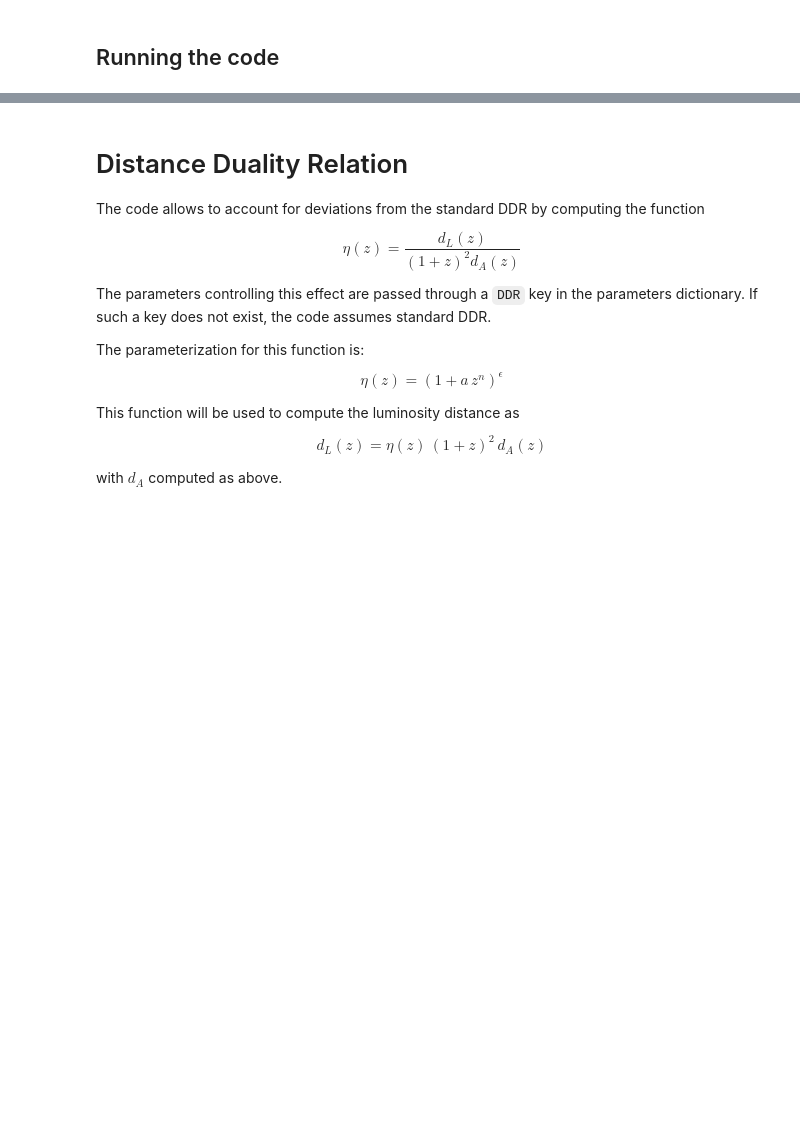
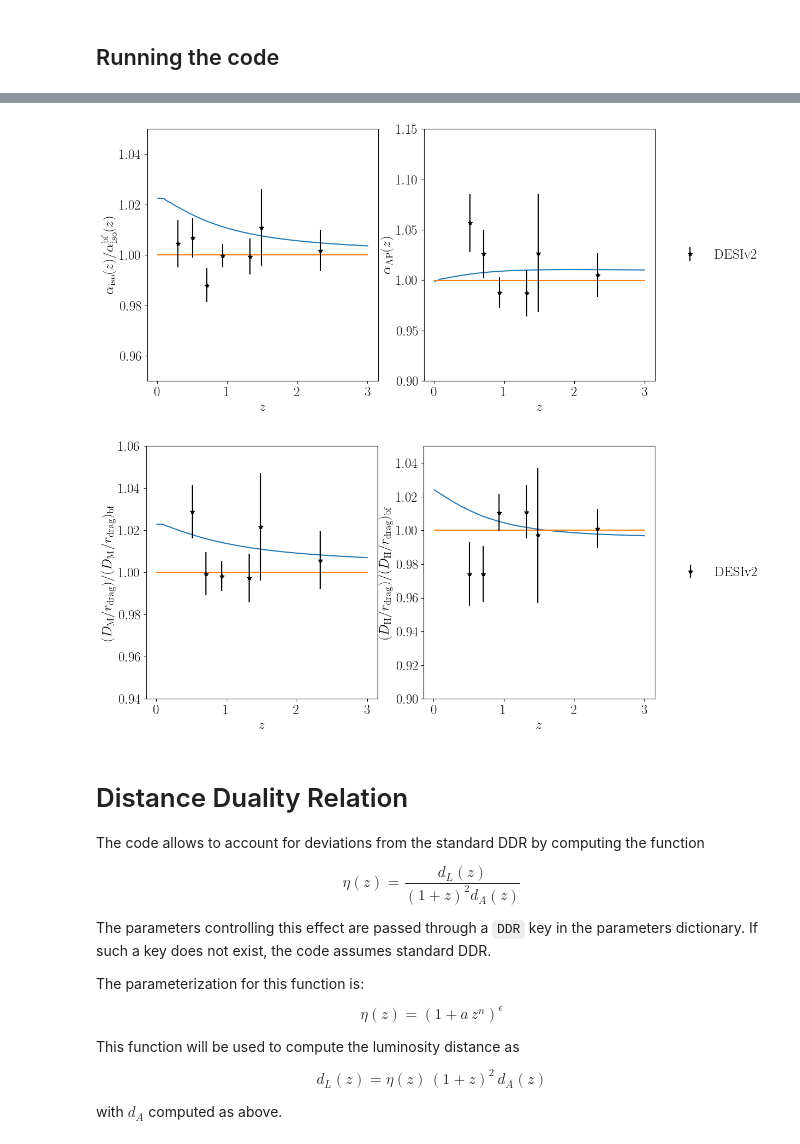
Before and after one commit to chiaradeleo1/CANDI, a Jupyter notebook: DEMO_theory.ipynb, the cells around one changed output, grey strips where cells are left out. Cells and saved outputs as stored; diff of their text form; code cells hidden in the pictures; blank space fills up the shorter version.

```diff
--- a/DEMO_theory.ipynb
+++ b/DEMO_theory.ipynb
@@ -150,0 +172,13 @@ plt.legend(**sidelegend);
+# %%
+DESI_params = {'cosmology': 'Standard',
+               'parameters':{'H0': 68.51,
+                             'omegam': 0.2977,
+                             'ombh2': 0.02218,
+                             'omk': 0.,
+                             'omnuh2': 0.0006442,
+                             'nnu': 3.}}
+
+DESI_params['parameters']['omch2'] = (DESI_params['parameters']['omegam']*(DESI_params['parameters']['H0']/100)**2-
+                                      DESI_params['parameters']['ombh2']-DESI_params['parameters']['omnuh2'])
+print(DESI_params)
+del DESI_params['parameters']['omegam']
@@ -150,0 +187,2 @@ plt.legend(**sidelegend);
+# %%
+DESI_results = TheoryCalcs(settings,DESI_params,SNmodel,fiducial,feedback=True)
@@ -150,0 +194,3 @@ plt.legend(**sidelegend);
+# %%
+datavec = pd.read_csv('/home/Matteo/data/DESI_BAO/DESI_table.txt',sep='\t',header=0)
+print(datavec)
@@ -151,3 +215,46 @@ plt.legend(**sidelegend);
+# %%
+fig, ax = plt.subplots(nrows=1,ncols=2,figsize=(12,6))
+ax[0].plot(zplot,standard_results.alpha_iso(zplot)/DESI_results.alpha_iso(zplot))
+ax[0].plot(zplot,DESI_results.alpha_iso(zplot)/DESI_results.alpha_iso(zplot))
+ax[0].errorbar(datavec['z'],datavec['alpha_iso']/DESI_results.alpha_iso(datavec['z']),
+               yerr=datavec['alpha_iso_err']/DESI_results.alpha_iso(datavec['z']),
+               ls='',marker='*',color='black',label='DESIv2')
+ax[0].set_xlabel(r'$z$')
+ax[0].set_ylabel(r'$\alpha_{\rm iso}(z)/\alpha_{\rm iso}^{\rm bf}(z)$')
+ax[0].set_ylim([0.95,1.05])
+
+ax[1].plot(zplot,DESI_results.alpha_AP(zplot)/standard_results.alpha_AP(zplot))
+ax[1].plot(zplot,DESI_results.alpha_AP(zplot)/DESI_results.alpha_AP(zplot))
+ax[1].errorbar(datavec['z'],datavec['DM_DH']/DESI_results.DM_DH(datavec['z']),
+               yerr=datavec['DM_DH_err']/DESI_results.DM_DH(datavec['z']),
+               ls='',marker='*',color='black',label='DESIv2')
+ax[1].set_xlabel(r'$z$')
+ax[1].set_ylabel(r'$\alpha_{\rm AP}(z)$')
+ax[1].legend(**sidelegend)
+ax[1].set_ylim([0.9,1.15]);
+
+fig, ax = plt.subplots(nrows=1,ncols=2,figsize=(12,6))
+ax[0].plot(zplot,standard_results.DM_rd(zplot)/DESI_results.DM_rd(zplot))
+ax[0].plot(zplot,DESI_results.DM_rd(zplot)/DESI_results.DM_rd(zplot))
+ax[0].errorbar(datavec['z'],datavec['DM_rd']/DESI_results.DM_rd(datavec['z']),
+               yerr=datavec['DM_rd_err']/DESI_results.DM_rd(datavec['z']),
+               ls='',marker='*',color='black',label='DESIv2')
+ax[0].set_xlabel(r'$z$')
+ax[0].set_ylabel(r'$(D_{\rm M}/r_{\rm drag})/(D_{\rm M}/r_{\rm drag})_{\rm bf}$')
+ax[0].set_ylim([0.94,1.06])
+
+ax[1].plot(zplot,standard_results.DH_rd(zplot)/DESI_results.DH_rd(zplot))
+ax[1].plot(zplot,DESI_results.DH_rd(zplot)/DESI_results.DH_rd(zplot))
+ax[1].errorbar(datavec['z'],datavec['DH_rd']/DESI_results.DH_rd(datavec['z']),
+               yerr=datavec['DH_rd_err']/DESI_results.DH_rd(datavec['z']),
+               ls='',marker='*',color='black',label='DESIv2')
+ax[1].set_xlabel(r'$z$')
+ax[1].set_ylabel(r'$(D_{\rm H}/r_{\rm drag})/(D_{\rm H}/r_{\rm drag})_{\rm bf}$')
+ax[1].legend(**sidelegend)
+ax[1].set_ylim([0.9,1.05]);
+# %% [output]
+[figure, added]
+[figure, added]
 # %% [markdown]
 # Distance Duality Relation
 
```
Also changed, not shown: parts of 12 cells of this notebook, 5 other files.
